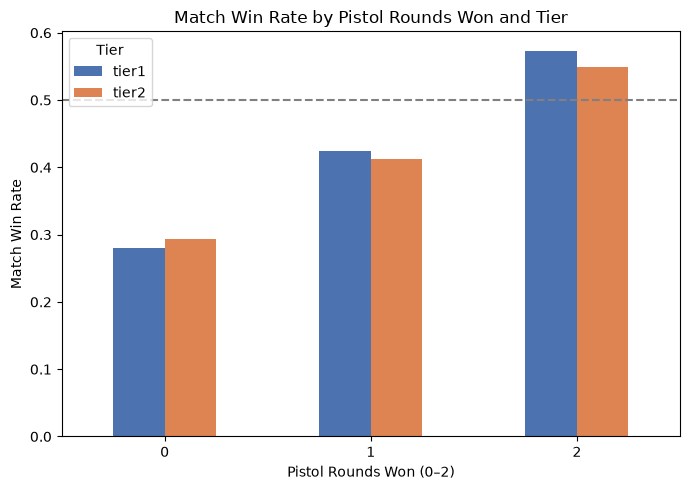
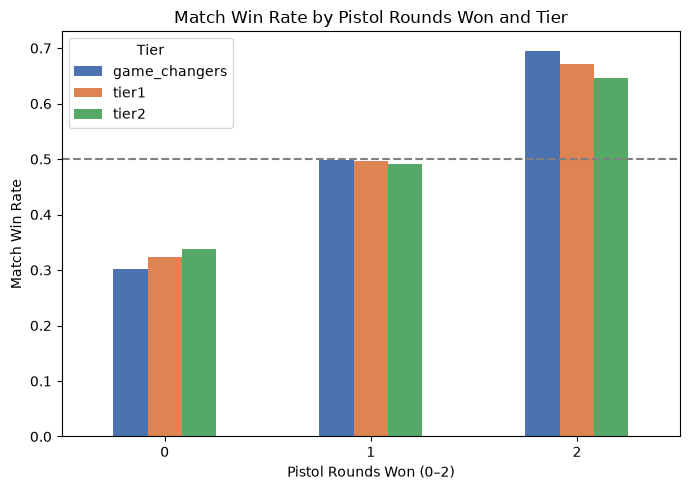
Code edit (unified diff) that turned the first committed figure into the second:
--- before
+++ after
@@ -5,5 +5,5 @@
 
 fig, ax = plt.subplots(figsize=(7,5))
-pistol_wr.T.plot(kind='bar', ax=ax, color=['#4C72B0','#DD8452'])
+pistol_wr.T.plot(kind='bar', ax=ax, color=['#4C72B0','#DD8452','#55A868'])
 ax.set_title('Match Win Rate by Pistol Rounds Won and Tier')
 ax.set_xlabel('Pistol Rounds Won (0–2)')

Commit: include game changers